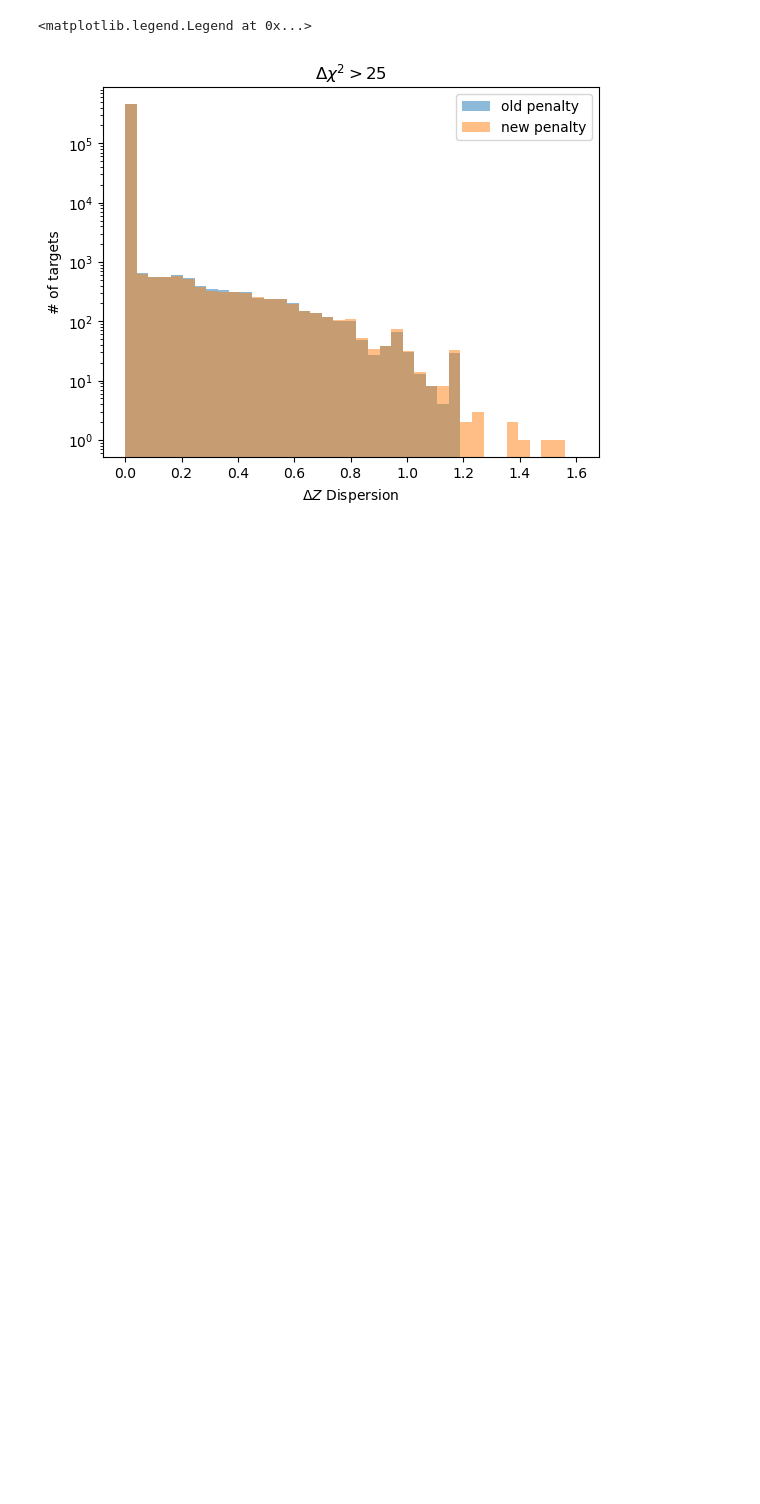
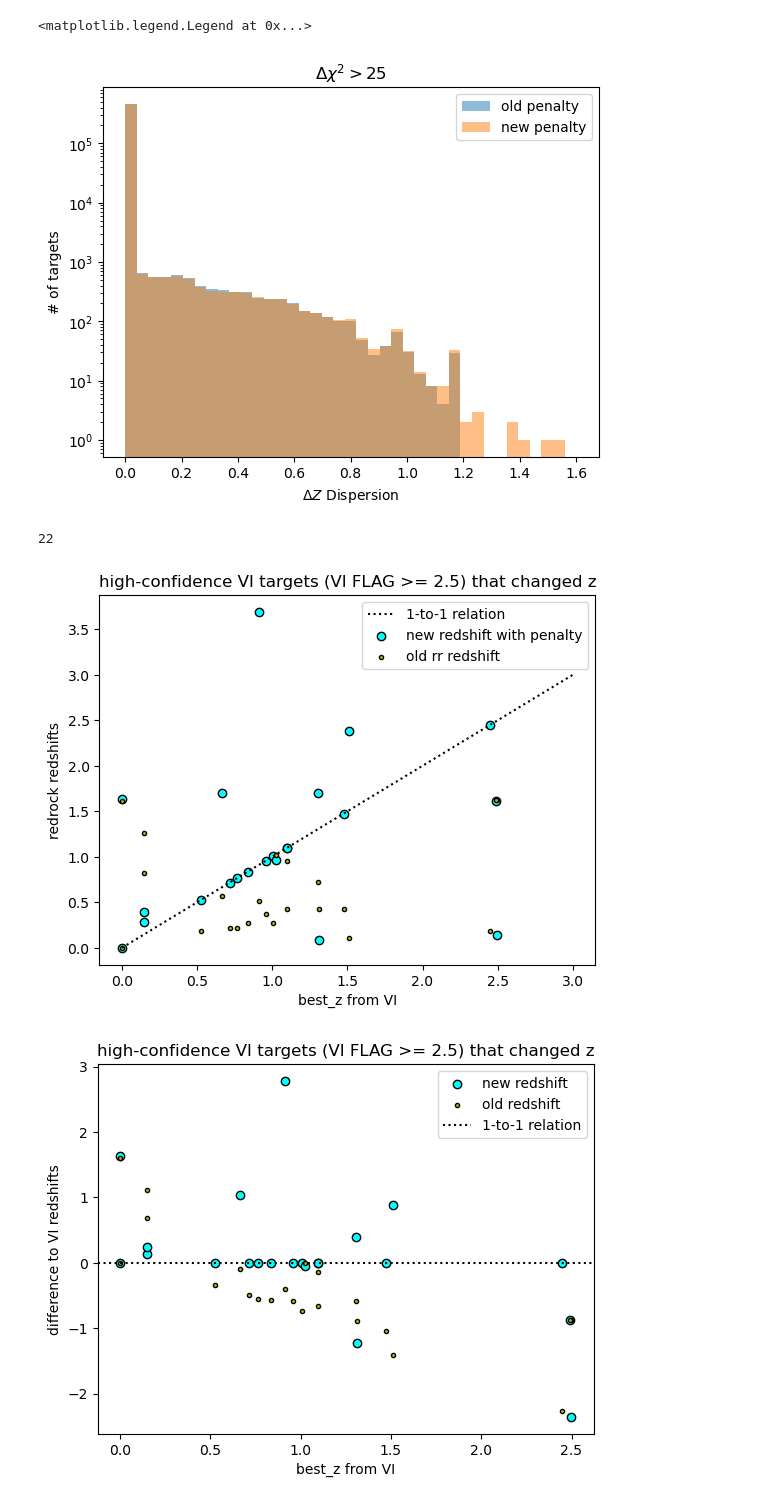
Before and after one commit to ShirshChhabra/DESIRedrock, a Jupyter notebook: iron cat notebook.ipynb, the cells around one changed output. Drawn from its saved outputs; the diff is of its cells as text; code cells hidden in the pictures; blank space fills up the shorter version.

Commit message:
generating iron cumulative and nightly catalogues and analysing them

```diff
--- a/iron cat notebook.ipynb
+++ b/iron cat notebook.ipynb
@@ -613,3 +611,69 @@ plt.legend()
 # %% [output]
 <matplotlib.legend.Legend at 0x...>
 [figure]
+# %%
+catalog=t.Table.read('/pscratch/sd/s/shirsh/iron_cat/iron_cumulative_cat.fits')
+# %%
+# generating galaxy target catalog for vi
+# targets, saving znew and plotting the vi
+# confirmations for new z and old z
+base='/global/cfs/cdirs/desi/sv/vi/TruthTables/Fuji/'
+#tables for individual target classes
+tab_elg=t.Table.read(base+"ELG/ELG_SV1_blanc_and_Fuji_v2.csv")
+tab_lrg=t.Table.read(base+"LRG/LRG_SV1_blanc_and_Fuji_v2.csv")
+tab_bgs=t.Table.read(base+"BGS/BGS_SV1_blanc_and_Fuji_v2.csv")
+tab_qso=t.Table.read(base+"QSO/desi-vi_SV_combination_QSO_all_220509_ADDING_object_info.csv")
+#table for all galaxy target classes
+tab_all_gal=t.vstack([tab_elg,tab_lrg,tab_bgs])
+#table for all extragalactic target classes
+tab_all=t.vstack([tab_all_gal,tab_qso])
+tab_all_qual=tab_all[tab_all['best_quality']>=2.5]
+#tile ids of all galaxy VI targets
+unique_gal_vi_tile=np.unique(tab_all_gal['TILEID'])
+
+#loop through catalog and generate sub-catalog that contains only VIed galaxies
+catalog_vied=[]
+for tile in unique_gal_vi_tile:
+    if tile in catalog['TILEID']:
+        cat=catalog[catalog['TILEID']==tile]
+        cat_vi=tab_all_qual[tab_all_qual['TILEID']==tile]
+        cat['z_vi']=np.nan
+        for entry in cat_vi:
+            tid=entry['TARGETID']
+            cat['z_vi'][cat['TARGETID']==tid]=entry['best_z']
+        catalog_vied.append(cat)
+catalog_vied=t.vstack(catalog_vied)
+
+#remove targets that are not inside the vi catalogs for any reason
+catalog_vied=catalog_vied[np.isfinite(catalog_vied['z_vi'])]
+
+#do selection for the plot
+sel=((catalog_vied['new_deltachi2']>chi2cut)|(catalog_vied['DELTACHI2']>chi2cut))&(catalog_vied['Z']!=catalog_vied['z_new'])
+
+
+#plot for VI
+plt.figure()
+plt.plot(np.linspace(0,3),np.linspace(0,3),color='k',ls=':',label='1-to-1 relation')
+plt.scatter(catalog_vied[sel]['z_vi'],catalog_vied[sel]['z_new'],marker='o',label='new redshift with penalty',color='cyan',edgecolors='black')
+plt.scatter(catalog_vied[sel]['z_vi'],catalog_vied[sel]['Z'],marker='.',label='old rr redshift',color='y',edgecolors='black')
+plt.title('high-confidence VI targets (VI FLAG >= 2.5) that changed z')
+plt.xlabel('best_z from VI')
+plt.ylabel('redrock redshifts')
+plt.legend()
+plt.savefig('vi1.jpg')
+
+#plot for diffences from VI
+plt.figure()
+plt.scatter(catalog_vied[sel]['z_vi'],catalog_vied[sel]['z_new']-catalog_vied[sel]['z_vi'],marker='o',label='new redshift',color='cyan',edgecolors='black')
+plt.scatter(catalog_vied[sel]['z_vi'],catalog_vied[sel]['Z']-catalog_vied[sel]['z_vi'],marker='.',label='old redshift',color='y',edgecolors='black')
+plt.axhline(0,color='k',ls=':',label='1-to-1 relation')
+plt.title('high-confidence VI targets (VI FLAG >= 2.5) that changed z')
+plt.xlabel('best_z from VI')
+plt.ylabel('difference to VI redshifts')
+plt.legend()
+plt.savefig('vi2.jpg')
+print(len(catalog_vied[sel]['pen_tot'][:,0]))
+# %% [output]
+22
+[figure, added]
+[figure, added]
```
Also changed, not shown: parts of 4 cells of this notebook.
